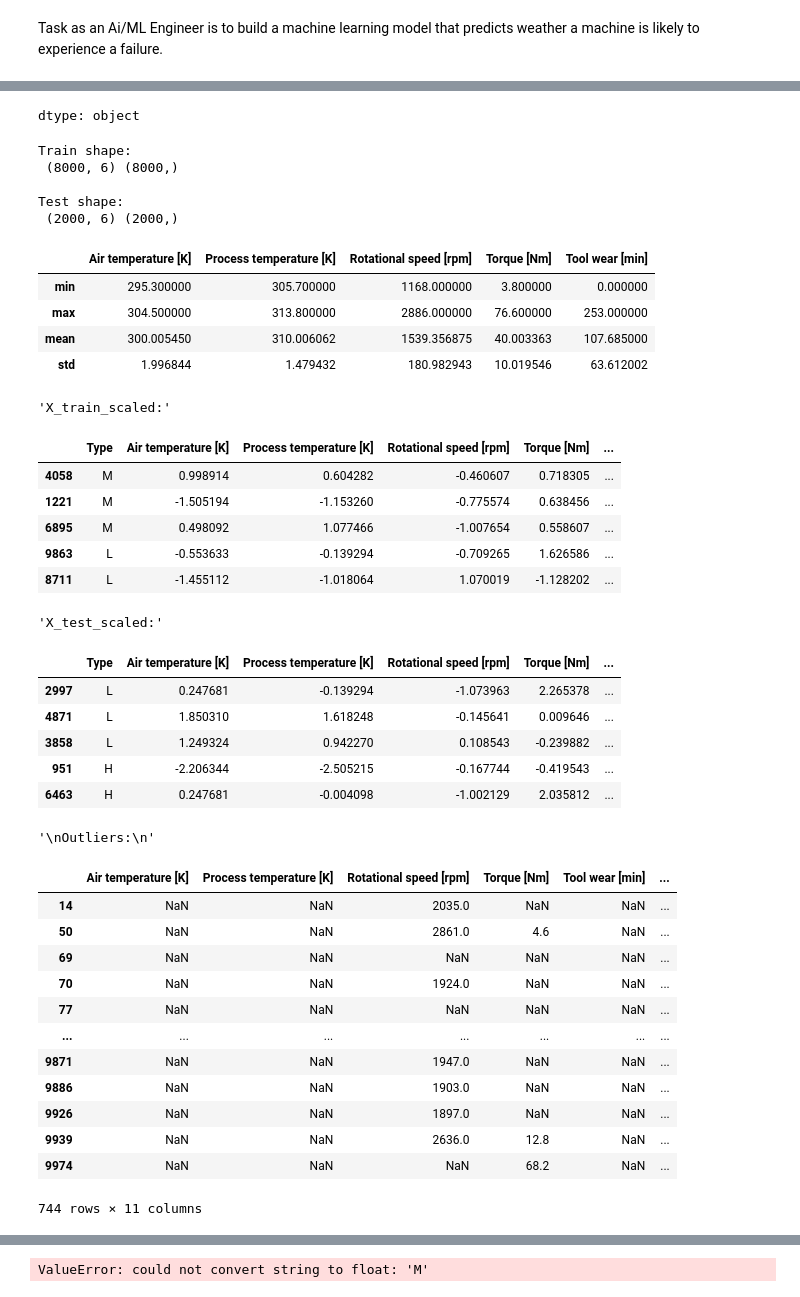
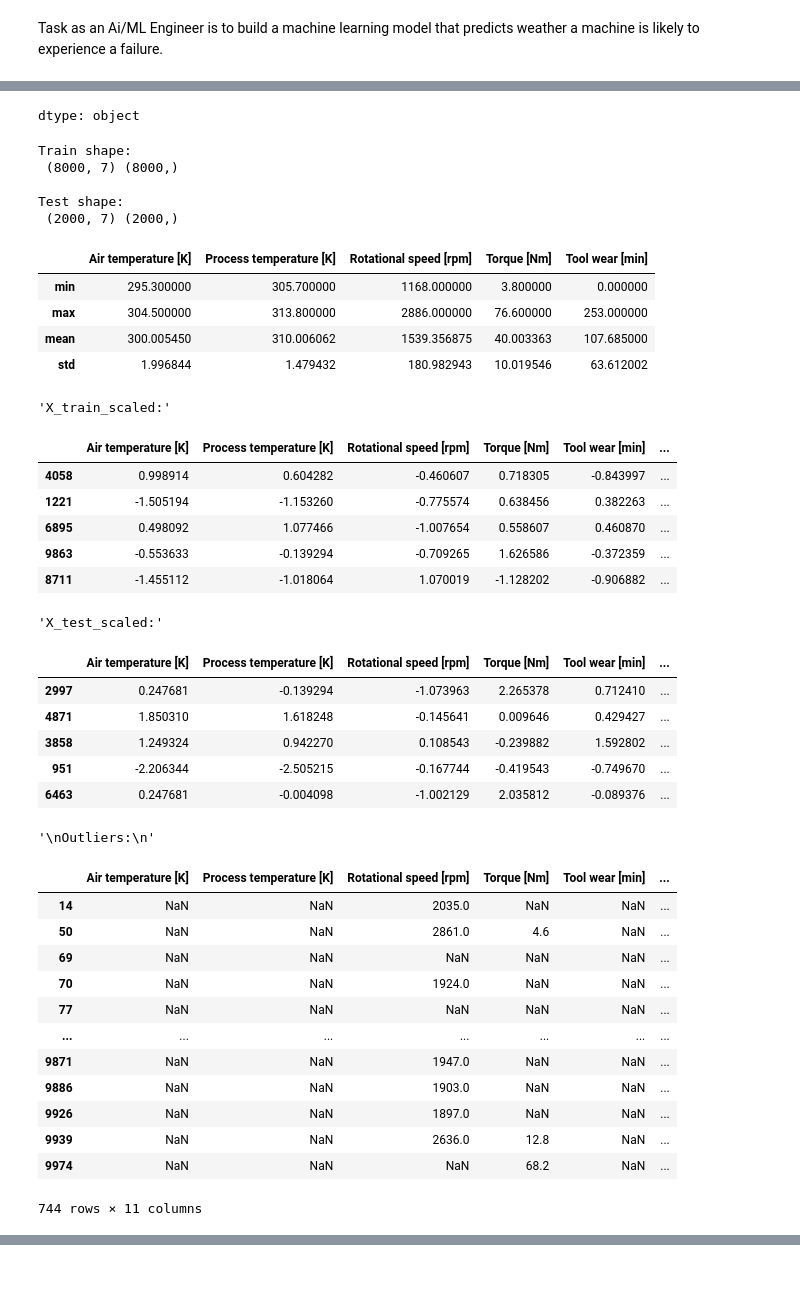
Before and after one commit to pika97/Predictive-Maintenence---Machine-Failure-Prediction, a Jupyter notebook: MLmodel_for_machiner_failure.ipynb, the cells around one changed output, grey strips where cells are left out. Saved outputs shown, nothing was run; the diff lists cells and outputs as text; code cells hidden in the pictures.

```diff
--- a/MLmodel_for_machiner_failure.ipynb
+++ b/MLmodel_for_machiner_failure.ipynb
@@ -40,7 +40,7 @@ import numpy as np
 import pandas as pd
 import matplotlib.pyplot as plt
 from sklearn.model_selection import train_test_split
-from sklearn.preprocessing import StandardScaler, OneHotEncoder
+from sklearn.preprocessing import StandardScaler
 from sklearn.ensemble import RandomForestClassifier
 from sklearn.metrics import accuracy_score, precision_score, recall_score, f1_score, roc_auc_score, average_precision_score, confusion_matrix
 
@@ -56,9 +56,12 @@ print("\nMissing values:\n", d_f.isnull().sum())
 print("\nDuplicated values:\n", d_f.duplicated().sum())
 display(d_f.dtypes)
 
-# seperate X and y features
+# separate X and y features
 X = d_f[["Type", "Air temperature [K]", "Process temperature [K]", "Rotational speed [rpm]", "Torque [Nm]", "Tool wear [min]"]]
 y = d_f["Machine failure"]
+
+# One-hot encode the categorical 'Type' feature
+X = pd.get_dummies(X, columns=["Type"], drop_first=True)
 
 # splitting the data in training and testing
 X_train, X_test, y_train, y_test = train_test_split(X, y, test_size=0.2, random_state=42, stratify=y)
@@ -72,7 +75,7 @@ display(X_train.describe().loc[['min', 'max', 'mean', 'std']])
 # Identify numerical features in X
 features_numeric = ["Air temperature [K]", "Process temperature [K]", "Rotational speed [rpm]", "Torque [Nm]", "Tool wear [min]"]
 
-# scaling the test data
+# scaling the data
 scaler = StandardScaler()
 X_train_scaled = X_train.copy()
 X_test_scaled = X_test.copy()
@@ -99,17 +102,17 @@ print("\nOutlier Count:\n", Outlier.sum())
 # BUILDING THE MACHINE LEARNING MODEL USING RANDOM FOREST CLASSIFIER
 
 # create a Random Forest Model
-
 model = RandomForestClassifier(n_estimators=1000, random_state=42)
 
 # train model
-model.fit(X_train, y_train)
+model.fit(X_train_scaled, y_train)
 
-# make prediction
-prediction = model.predict(X_test)
+# make prediction using scaled test features
+prediction = model.predict(X_test_scaled)
+print("\nPrediction:\n", prediction)
 
-# check accuracy
-accuracy = model.score(X_test, y_test)
+# check accuracy using scaled test features
+accuracy = model.score(X_test_scaled, y_test)
 display("Accuracy:", accuracy)
 # %% [output]
 <class 'pandas.core.frame.DataFrame'>
@@ -126,48 +129,48 @@ Data columns (total 13 columns):
  6   Tool wear [min]          10000 non-null  int64
 ... (27 lines left out)
 dtype: int64
 
 Duplicated values:
  0
 |  | 0 |
 | Product ID | object |
 | Type | object |
 | Air temperature [K] | float64 |
 | Process temperature [K] | float64 |
 | Rotational speed [rpm] | int64 |
 | Torque [Nm] | float64 |
 | Tool wear [min] | int64 |
 | Machine failure | int64 |
 | TWF | int64 |
 | HDF | int64 |
 | PWF | int64 |
 | OSF | int64 |
 | RNF | int64 |
 dtype: object
 Train shape:
- (8000, 6) (8000,)
+ (8000, 7) (8000,)
 
 Test shape:
- (2000, 6) (2000,)
+ (2000, 7) (2000,)
 |  | Air temperature [K] | Process temperature [K] | Rotational speed [rpm] | Torque [Nm] | Tool wear [min] |
 | min | 295.300000 | 305.700000 | 1168.000000 | 3.800000 | 0.000000 |
 | max | 304.500000 | 313.800000 | 2886.000000 | 76.600000 | 253.000000 |
 | mean | 300.005450 | 310.006062 | 1539.356875 | 40.003363 | 107.685000 |
 | std | 1.996844 | 1.479432 | 180.982943 | 10.019546 | 63.612002 |
 'X_train_scaled:'
-|  | Type | Air temperature [K] | Process temperature [K] | Rotational speed [rpm] | Torque [Nm] | ... |
-| 4058 | M | 0.998914 | 0.604282 | -0.460607 | 0.718305 | ... |
-| 1221 | M | -1.505194 | -1.153260 | -0.775574 | 0.638456 | ... |
-| 6895 | M | 0.498092 | 1.077466 | -1.007654 | 0.558607 | ... |
-| 9863 | L | -0.553633 | -0.139294 | -0.709265 | 1.626586 | ... |
-| 8711 | L | -1.455112 | -1.018064 | 1.070019 | -1.128202 | ... |
+|  | Air temperature [K] | Process temperature [K] | Rotational speed [rpm] | Torque [Nm] | Tool wear [min] | ... |
+| 4058 | 0.998914 | 0.604282 | -0.460607 | 0.718305 | -0.843997 | ... |
+| 1221 | -1.505194 | -1.153260 | -0.775574 | 0.638456 | 0.382263 | ... |
+| 6895 | 0.498092 | 1.077466 | -1.007654 | 0.558607 | 0.460870 | ... |
+| 9863 | -0.553633 | -0.139294 | -0.709265 | 1.626586 | -0.372359 | ... |
+| 8711 | -1.455112 | -1.018064 | 1.070019 | -1.128202 | -0.906882 | ... |
 'X_test_scaled:'
-|  | Type | Air temperature [K] | Process temperature [K] | Rotational speed [rpm] | Torque [Nm] | ... |
-| 2997 | L | 0.247681 | -0.139294 | -1.073963 | 2.265378 | ... |
-| 4871 | L | 1.850310 | 1.618248 | -0.145641 | 0.009646 | ... |
-| 3858 | L | 1.249324 | 0.942270 | 0.108543 | -0.239882 | ... |
-| 951 | H | -2.206344 | -2.505215 | -0.167744 | -0.419543 | ... |
-| 6463 | H | 0.247681 | -0.004098 | -1.002129 | 2.035812 | ... |
+|  | Air temperature [K] | Process temperature [K] | Rotational speed [rpm] | Torque [Nm] | Tool wear [min] | ... |
+| 2997 | 0.247681 | -0.139294 | -1.073963 | 2.265378 | 0.712410 | ... |
+| 4871 | 1.850310 | 1.618248 | -0.145641 | 0.009646 | 0.429427 | ... |
+| 3858 | 1.249324 | 0.942270 | 0.108543 | -0.239882 | 1.592802 | ... |
+| 951 | -2.206344 | -2.505215 | -0.167744 | -0.419543 | -0.749670 | ... |
+| 6463 | 0.247681 | -0.004098 | -1.002129 | 2.035812 | -0.089376 | ... |
 '\nOutliers:\n'
 |  | Air temperature [K] | Process temperature [K] | Rotational speed [rpm] | Torque [Nm] | Tool wear [min] | ... |
 | 14 | NaN | NaN | 2035.0 | NaN | NaN | ... |
@@ -198 +188,0 @@ dtype: float64
-ValueError: could not convert string to float: 'M'
```
Also changed, not shown: parts of 1 cell of this notebook.
